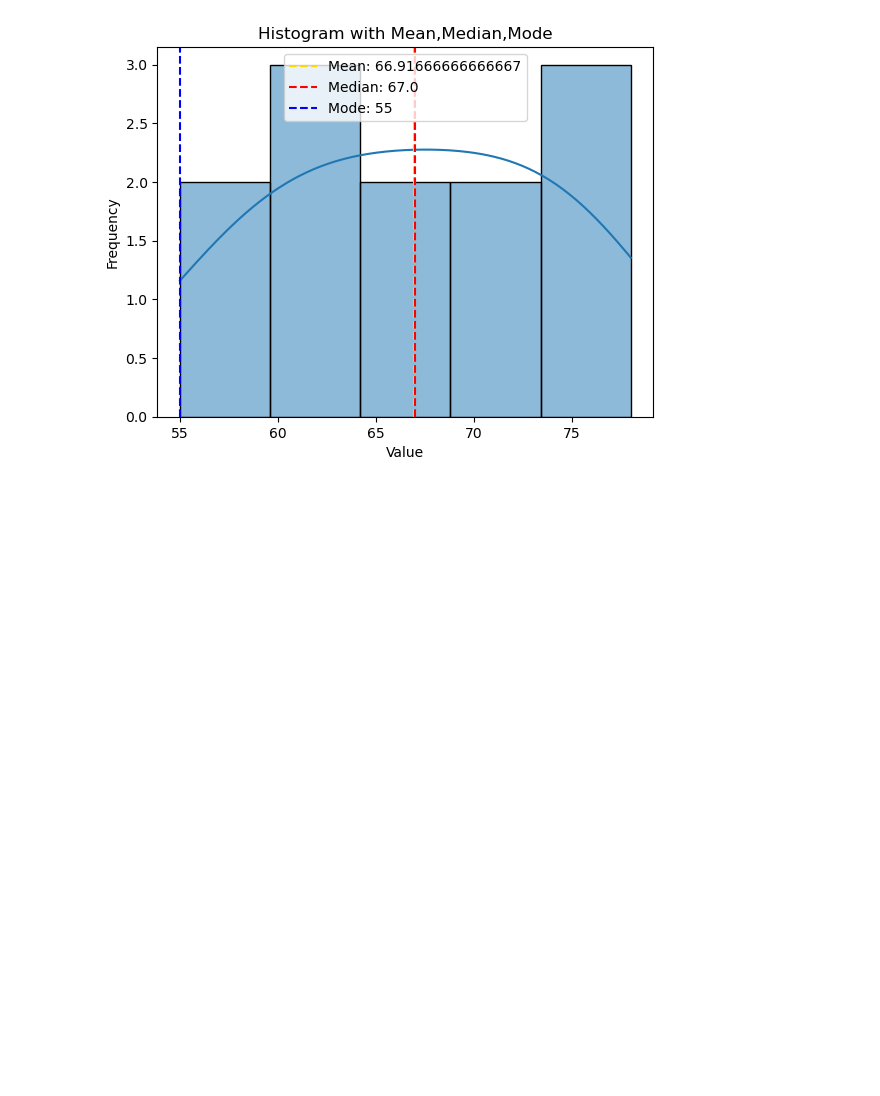
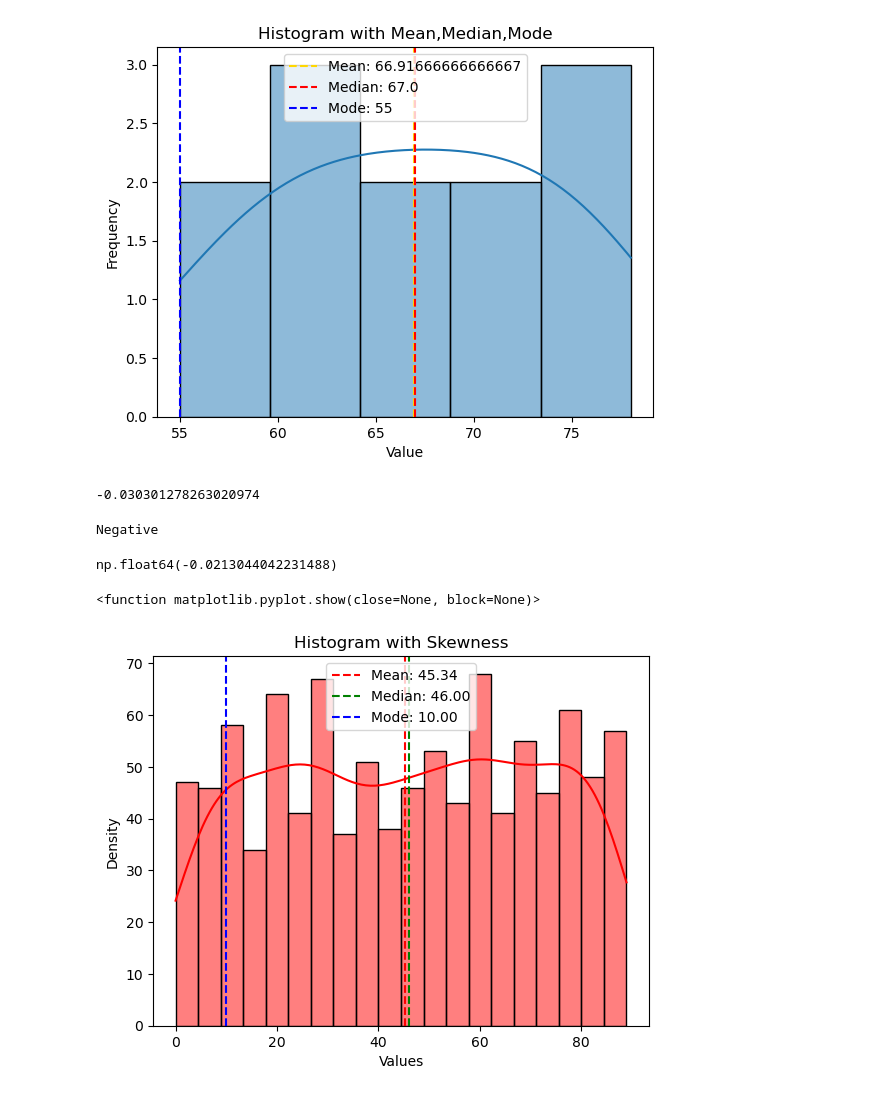
Before and after one commit to Ishan-Official/Hospital-Beds-Management-DataScience, a Jupyter notebook: dataScience_C1.ipynb, the cells around one changed output. Cells and saved outputs as stored; diff of their text form; code cells hidden in the pictures; blank space fills up the shorter version.

```diff
--- a/dataScience_C1.ipynb
+++ b/dataScience_C1.ipynb
@@ -991,0 +999,43 @@ plt.show
+# %%
+file="./hospital_beds_mgt/patients.csv"
+dataset=pd.read_csv(file)
+# print(dataset)
+# %%
+mean_val =dataset["age"].mean()
+median_val =dataset["age"].median()
+mode_val =dataset["age"].mode()[0]
+# %%
+print(dataset["age"].skew())
+# %% [output]
+-0.030301278263020974
+# %%
+skew = dataset["satisfaction"].skew()
+if skew>0:
+    skew_type ="Positive"
+if skew<0:
+    skew_type ="Negative"
+else:
+    skew_type ="Zero"
+print(skew_type)
+# %% [output]
+Negative
+# %%
+# dataset["age"].value_counts()
+skew
+# %% [output]
+np.float64(-0.0213044042231488)
+# %%
+sns.histplot(data=dataset,x="age",kde=True,color="red",bins=20)
+plt.axvline(mean_val,color="red",label=f"Mean: {mean_val:.2f}", linestyle="--")
+
+plt.axvline(median_val,color="green",label=f"Median: {median_val:.2f}",linestyle="--")
+
+plt.axvline(mode_val,color="blue",label=f"Mode: {mode_val:.2f}",linestyle="--")
+plt.legend(loc="upper center")
+plt.title("Histogram with Skewness")
+plt.xlabel("Values")
+plt.ylabel("Density")
+plt.show
+# %% [output]
+<function matplotlib.pyplot.show(close=None, block=None)>
+[figure, added]
```
Also changed, not shown: parts of 6 cells of this notebook.
